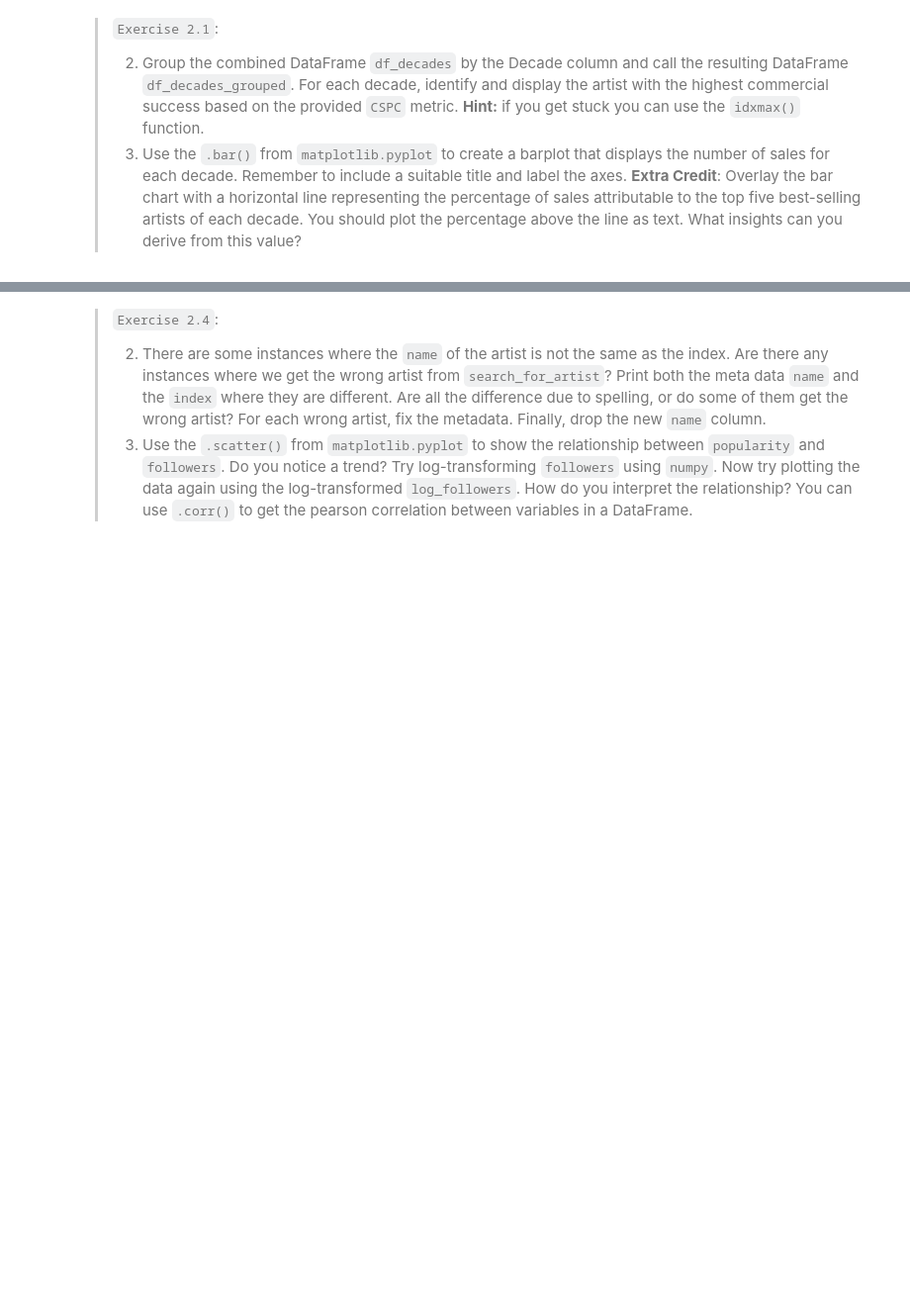
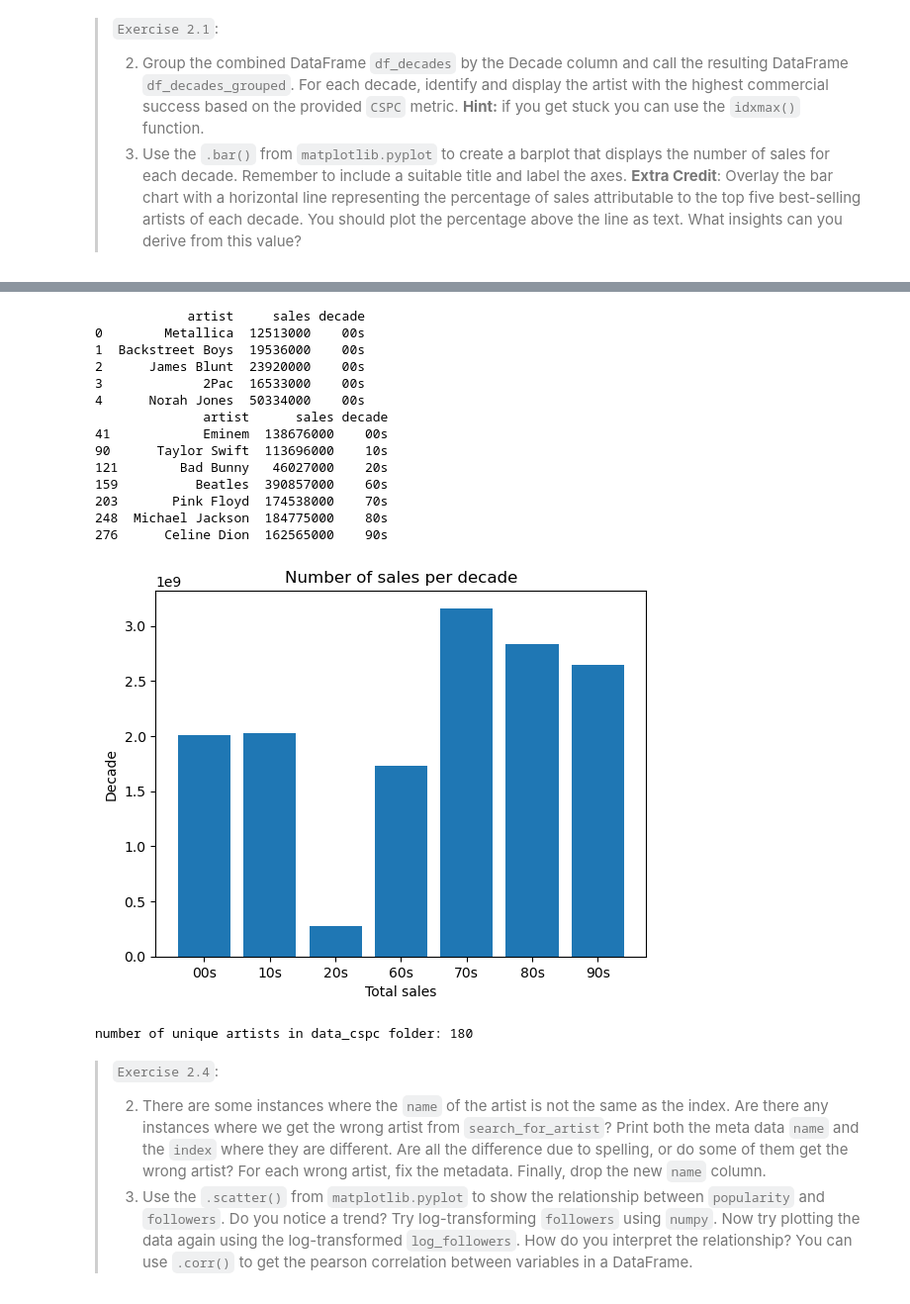
Before and after one commit to erigoli/ASSIGNMENT1BIGDATA, a Jupyter notebook: assignment1.ipynb, the cells around one changed output, grey strips where cells are left out. Shown at 99% size. Drawn from its saved outputs; the diff is of its cells as text; code cells hidden in the pictures; blank space fills up the shorter version.

```diff
--- a/assignment1.ipynb
+++ b/assignment1.ipynb
@@ -227,0 +83,14 @@ See the caveats in the documentation: https://pandas.pydata.org/pandas-docs/stab
+# %%
+# week1 exercise 1.4
+df = pd.read_csv('danish_cities.csv', index_col = 0)
+df_areas = pd.read_csv('danish_areas.csv', index_col = False)
+df_areas = df_areas.rename(columns={'Municipality': 'city'})
+df_areas = df_areas.set_index('city')
+
+df_combined = df.join(df_areas, how = 'left')
+
+# count number of cities with missing areas
+missing_area = df_combined['area_km2'].isnull().sum()
+
+# create df_dropped where all rows containing any missing values have been removed
+df_dropped = df_combined.dropna()
@@ -293,3 +209,55 @@ plt.show()
+# %%
+# week2 exercise 2.1
+
+import pandas as pd
+import matplotlib.pyplot as plt
+
+# Load CSV files for each decade into list of DataFrames
+decades = ['00s', '10s', '20s', '60s', '70s', '80s', '90s']
+dfs = []
+
+for decade in decades:
+    df = pd.read_csv(f'data_cspc/data{decade}.csv', index_col = False)
+    df['decade'] = decade # Add a decade column to indicate which decade the artist is from
+    dfs.append(df)
+
+# 2.1.1: concatenate decades' DataFrames into one DataFrame with the decades for each artist listed
+df_decades = pd.concat(dfs, ignore_index= True)
+print(df_decades.head())
+
+# 2.1.2: group combined DataFrame by decade and show most successful artist for each decade
+df_decades_grouped = df_decades.loc[df_decades.groupby('decade')['sales'].idxmax()]
+print(df_decades_grouped)
+
+# 2.1.3: create barplot showing number of sales for each decade
+sales_per_decade = df_decades.groupby('decade')['sales'].sum()
+plt.bar(sales_per_decade.index, sales_per_decade.values)
+plt.title('Number of sales per decade')
+plt.xlabel('Total sales')
+plt.ylabel('Decade')
+plt.show()
+
+# 2.1.4: create a Series with all unique artists from all decades
+unique_artists = df_decades['artist'].unique()
+num_artists = len(unique_artists)
+print(f'number of unique artists in data_cspc folder: {num_artists}')
+# %% [output]
+            artist     sales decade
+0        Metallica  12513000    00s
+1  Backstreet Boys  19536000    00s
+2      James Blunt  23920000    00s
+3             2Pac  16533000    00s
+4      Norah Jones  50334000    00s
+              artist      sales decade
+41            Eminem  138676000    00s
+90      Taylor Swift  113696000    10s
+121        Bad Bunny   46027000    20s
+159          Beatles  390857000    60s
+203       Pink Floyd  174538000    70s
+248  Michael Jackson  184775000    80s
+276      Celine Dion  162565000    90s
+[figure, added]
+number of unique artists in data_cspc folder: 180
 # %% [markdown]
 > `Exercise 2.4`:
 >
```
Also changed, not shown: parts of 22 cells of this notebook.
